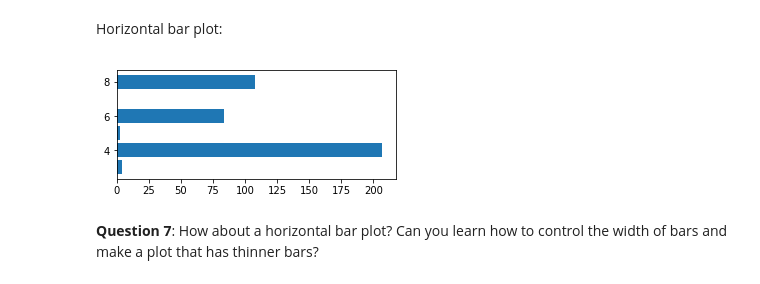
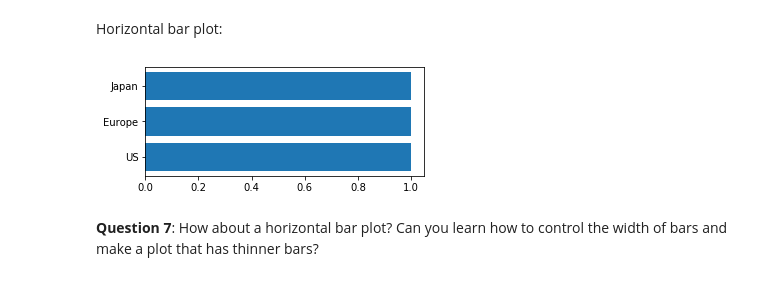
Before and after one commit to Inceptix/CIS-3715, a Jupyter notebook: CIS3715 (Temple - Spring 2020) Lab2.ipynb, the cells around one changed output. Cells and saved outputs as stored; diff of their text form; code cells hidden in the pictures.

```diff
--- a/CIS3715 (Temple - Spring 2020) Lab2.ipynb
+++ b/CIS3715 (Temple - Spring 2020) Lab2.ipynb
@@ -173,11 +172,14 @@ Cylinders
 **Question 6**: Try to learn more about `crosstab` method (by doing Google search) and write a line of code that uses it in a different way on `df` data.
 # %% [markdown]
 Horizontal bar plot:
+# %%
+plt.figure(figsize=(5,2))
+plt.barh(df["Origin"], 1);
+# %% [output]
+[figure, added]
 # %%
-plt.figure(figsize=(5,2))
+plt.figure(figsize=(10,6))
 plt.barh(t.index,t["count"]);
-# %% [output]
-[figure, removed]
 # %% [markdown]
 **Question 7**: How about a horizontal bar plot? Can you learn how to control the width of bars and make a plot that has thinner bars?
 # %%
```
Also changed, not shown: parts of 7 cells of this notebook.
